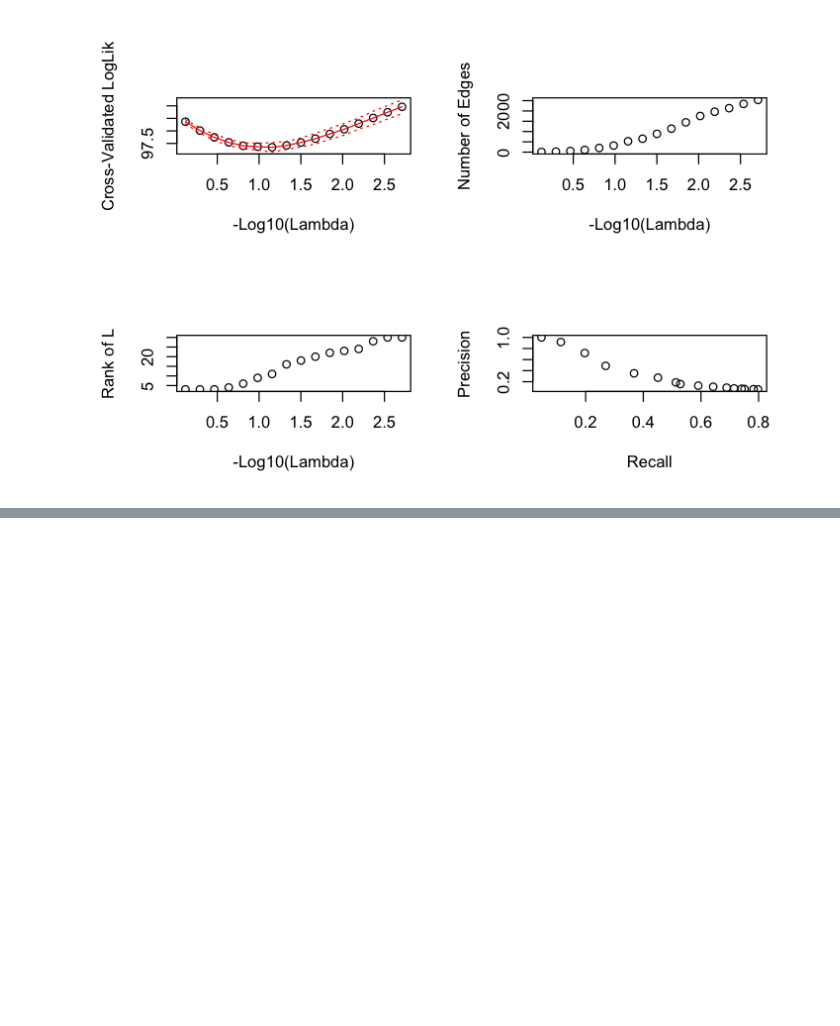
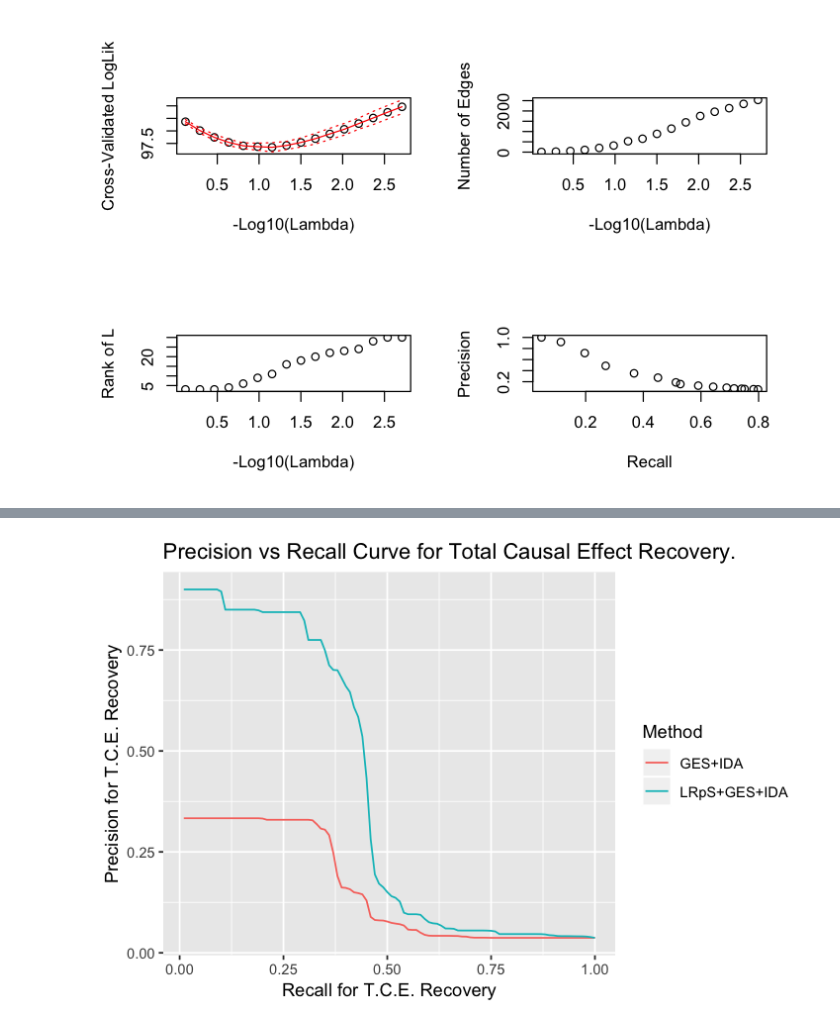
Before and after one commit to benjaminfrot/lrps-admm, a Jupyter notebook: LRpSADMMExample.ipynb, the cells around one changed output, grey strips where cells are left out. Saved outputs shown, nothing was run; the diff lists cells and outputs as text; code cells hidden in the pictures; blank space fills up the shorter version.

```diff
--- a/LRpSADMMExample.ipynb
+++ b/LRpSADMMExample.ipynb
@@ -284,0 +420,24 @@ show.cross.validate.low.rank.plus.sparse(Kendall.xval.path, ground.truth = true.
+# %%
+source("./utils/compute_causal_effects.R")
+lrps.ges.ida.results <- compute.causal.effects(selected.S, ges.fit = lrps.ges.output$best.fit,
+                       p = p, n = n, dataset=toy.data)
+# %%
+# This use of solve(cor(X)) is nasty and not necessary. This is just to make it work with the
+# function compute.causal.effects.
+# This step can be *very slow* because the graph appears very dense due to the latent variables.....
+ges.ida.results <- compute.causal.effects(solve(cor(X)), ges.fit = ges.output$best.fit,
+                       p = p, n = n, dataset=toy.data)
+# %%
+lrps.ges.ida.pr <- process_curve(lrps.ges.ida.results$IDA_prec_red[,c(2,1)])
+ges.ida.pr <- process_curve(ges.ida.results$IDA_prec_red[,c(2,1)])
+# %%
+# Plot the results
+d <- rbind(as.data.frame(lrps.ges.ida.pr), as.data.frame(ges.ida.pr))
+d$Method <- c(rep("LRpS+GES+IDA", length(ges.ida.pr$x)),
+              rep("GES+IDA", length(ges.ida.pr$x)))
+pl <- ggplot(d, aes(x=x, y=y)) + geom_line(aes(colour=Method)) +
+  xlab("Recall for T.C.E. Recovery") + ylab("Precision for T.C.E. Recovery") +
+  ggtitle(paste("Precision vs Recall Curve for Total Causal Effect Recovery."))
+pl
+# %% [output]
+[figure, added]
```
Also changed, not shown: parts of 20 cells of this notebook, 6 other files.
